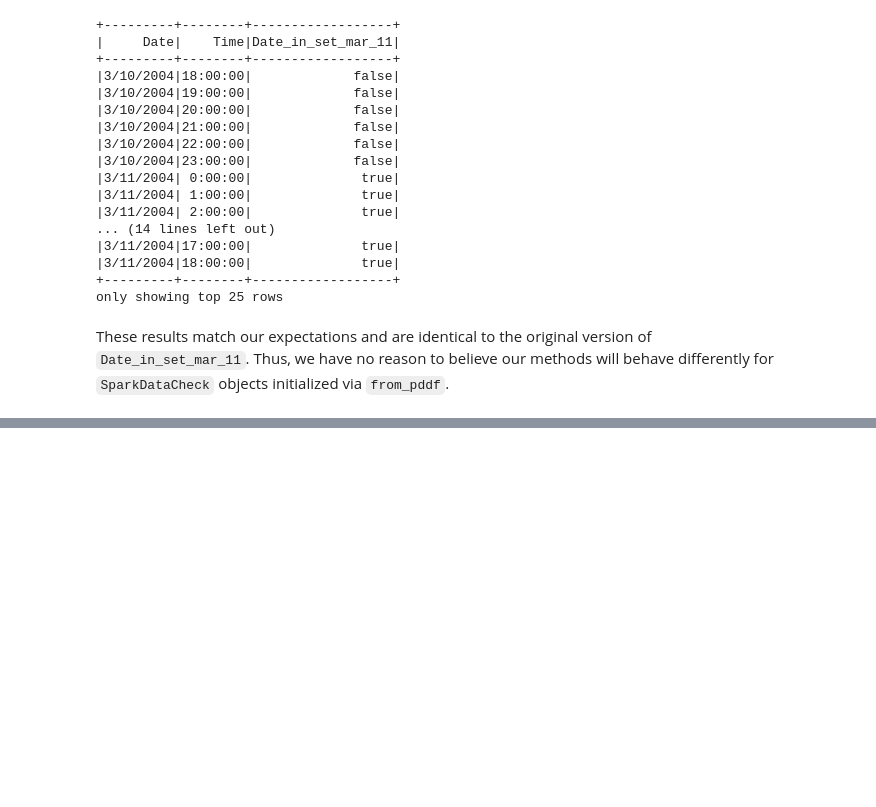
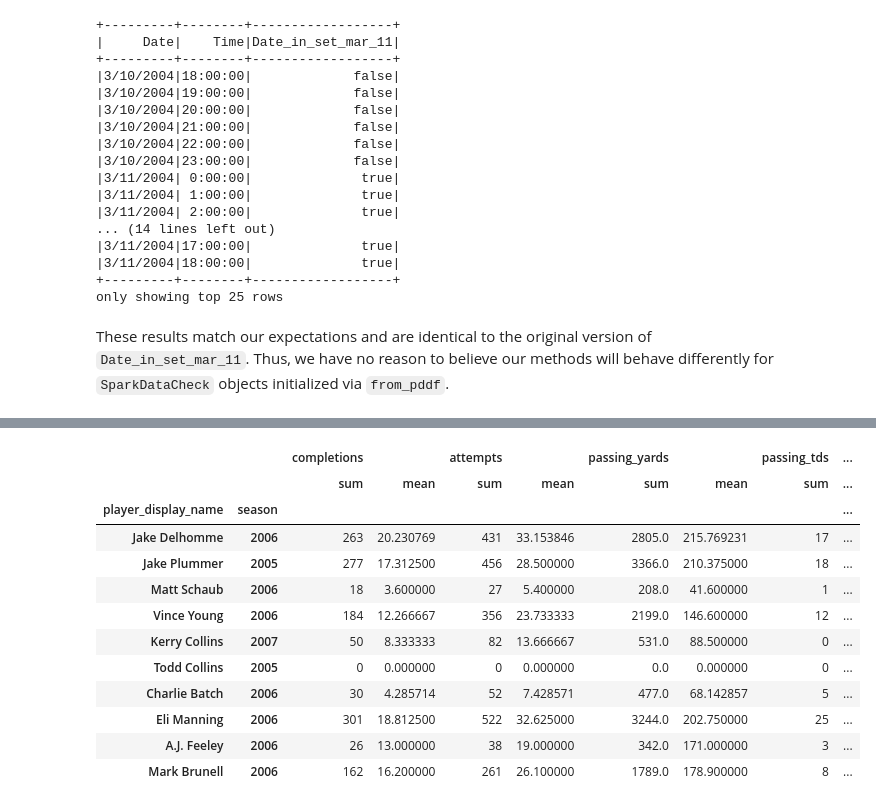
Before and after one commit to jccrews256/ST-554-Project-2, a Jupyter notebook: Project 2 Notebook.ipynb, the cells around one changed output, grey strips where cells are left out. Saved outputs shown, nothing was run; the diff lists cells and outputs as text; code cells hidden in the pictures; blank space fills up the shorter version.

```diff
--- a/Project 2 Notebook.ipynb
+++ b/Project 2 Notebook.ipynb
@@ -637,0 +659,6 @@ These results match our expectations and are identical to the original version o
+# %%
+# Reading in the NFL data
+nfl_df_ps = ps.read_csv("weekly_nfl_data.csv")
+
+# Printing the first five rows
+nfl_df_ps.head()
@@ -637,0 +703,28 @@ These results match our expectations and are identical to the original version o
+# %%
+# aggregating regular season QB stats to season level for 2005 to 2023 seasons
+nfl_df_ps_qb = nfl_df_ps \
+    .loc[(nfl_df_ps.season_type == "REG") & (nfl_df_ps.position == "QB") & \
+         (nfl_df_ps.season.isin(range(2005, 2024))),
+         ["player_display_name", "season", "week", "completions",
+    "attempts", "passing_yards", "passing_tds", "interceptions"]] \
+    .groupby(["player_display_name", "season"]) \
+    [["completions", "attempts", "passing_yards",
+     "passing_tds", "interceptions"]] \
+    .agg(["sum", "mean"])
+
+# Printing first 10 rows
+nfl_df_ps_qb.head(10)
+# %% [output]
+|  |  | completions |  | attempts |  | passing_yards |  | passing_tds | ... |
+|  |  | sum | mean | sum | mean | sum | mean | sum | ... |
+| player_display_name | season |  |  |  |  |  |  |  | ... |
+| Jake Delhomme | 2006 | 263 | 20.230769 | 431 | 33.153846 | 2805.0 | 215.769231 | 17 | ... |
+| Jake Plummer | 2005 | 277 | 17.312500 | 456 | 28.500000 | 3366.0 | 210.375000 | 18 | ... |
+| Matt Schaub | 2006 | 18 | 3.600000 | 27 | 5.400000 | 208.0 | 41.600000 | 1 | ... |
+| Vince Young | 2006 | 184 | 12.266667 | 356 | 23.733333 | 2199.0 | 146.600000 | 12 | ... |
+| Kerry Collins | 2007 | 50 | 8.333333 | 82 | 13.666667 | 531.0 | 88.500000 | 0 | ... |
+| Todd Collins | 2005 | 0 | 0.000000 | 0 | 0.000000 | 0.0 | 0.000000 | 0 | ... |
+| Charlie Batch | 2006 | 30 | 4.285714 | 52 | 7.428571 | 477.0 | 68.142857 | 5 | ... |
+| Eli Manning | 2006 | 301 | 18.812500 | 522 | 32.625000 | 3244.0 | 202.750000 | 25 | ... |
+| A.J. Feeley | 2006 | 26 | 13.000000 | 38 | 19.000000 | 342.0 | 171.000000 | 3 | ... |
+| Mark Brunell | 2006 | 162 | 16.200000 | 261 | 26.100000 | 1789.0 | 178.900000 | 8 | ... |
```
Also changed, not shown: parts of 20 cells of this notebook.
